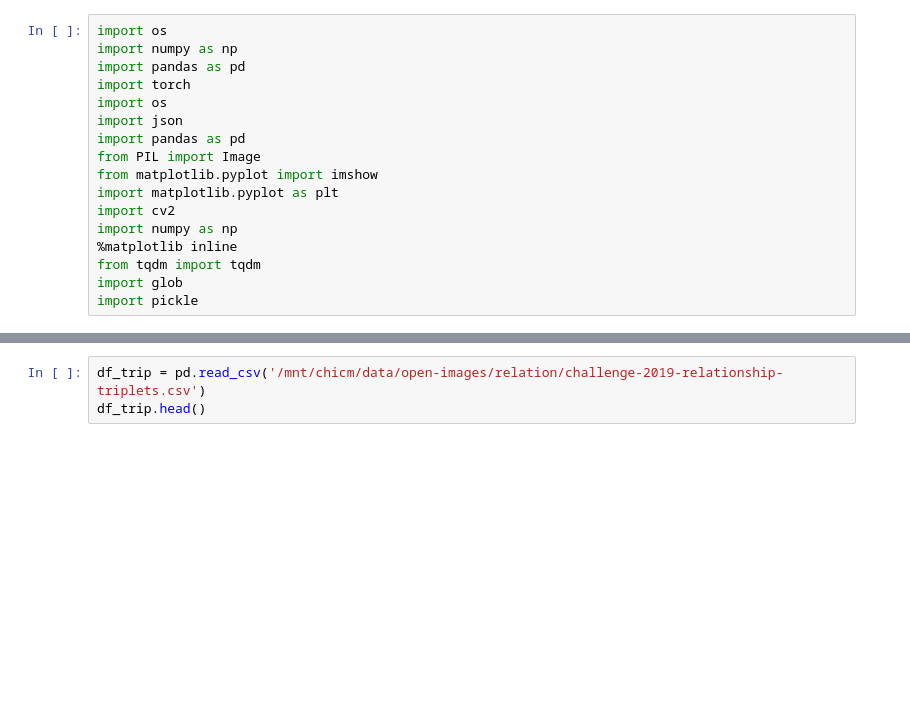
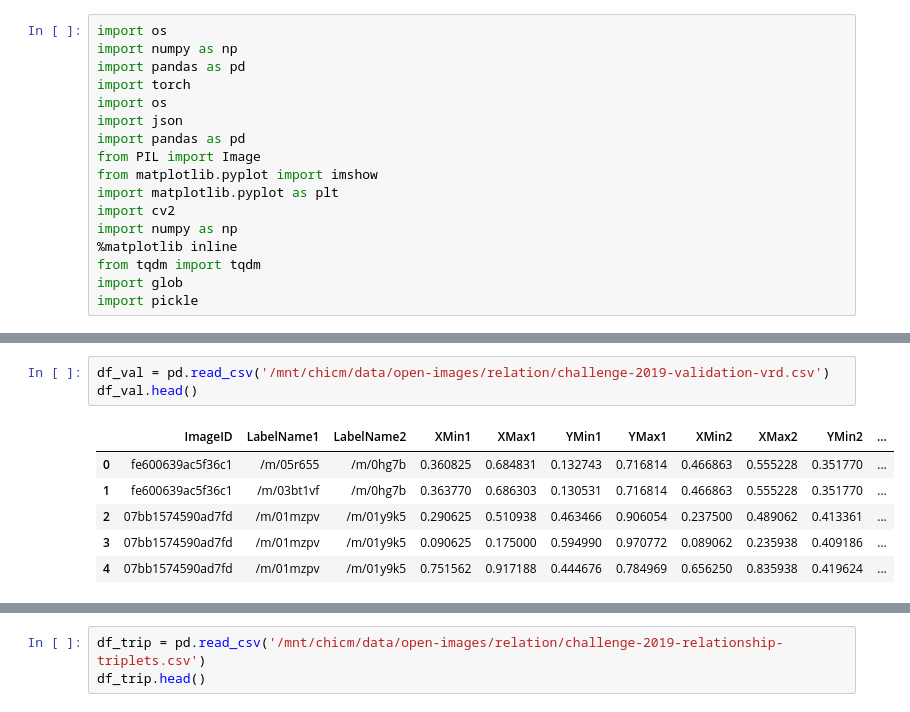
Before and after one commit to chicm/open-images-vrd, a Jupyter notebook: notebooks/eda.ipynb, the cells around one changed output, grey strips where cells are left out. Saved outputs shown, nothing was run; the diff lists cells and outputs as text; blank space fills up the shorter version.

```diff
--- a/notebooks/eda.ipynb
+++ b/notebooks/eda.ipynb
@@ -33,0 +47,10 @@ VRD_sample_submission.csv
+# %%
+df_val = pd.read_csv('/mnt/chicm/data/open-images/relation/challenge-2019-validation-vrd.csv')
+df_val.head()
+# %% [output]
+|  | ImageID | LabelName1 | LabelName2 | XMin1 | XMax1 | YMin1 | YMax1 | XMin2 | XMax2 | YMin2 | ... |
+| 0 | fe600639ac5f36c1 | /m/05r655 | /m/0hg7b | 0.360825 | 0.684831 | 0.132743 | 0.716814 | 0.466863 | 0.555228 | 0.351770 | ... |
+| 1 | fe600639ac5f36c1 | /m/03bt1vf | /m/0hg7b | 0.363770 | 0.686303 | 0.130531 | 0.716814 | 0.466863 | 0.555228 | 0.351770 | ... |
+| 2 | 07bb1574590ad7fd | /m/01mzpv | /m/01y9k5 | 0.290625 | 0.510938 | 0.463466 | 0.906054 | 0.237500 | 0.489062 | 0.413361 | ... |
+| 3 | 07bb1574590ad7fd | /m/01mzpv | /m/01y9k5 | 0.090625 | 0.175000 | 0.594990 | 0.970772 | 0.089062 | 0.235938 | 0.409186 | ... |
+| 4 | 07bb1574590ad7fd | /m/01mzpv | /m/01y9k5 | 0.751562 | 0.917188 | 0.444676 | 0.784969 | 0.656250 | 0.835938 | 0.419624 | ... |
```
Also changed, not shown: parts of 3 cells of this notebook, 11 other files.
